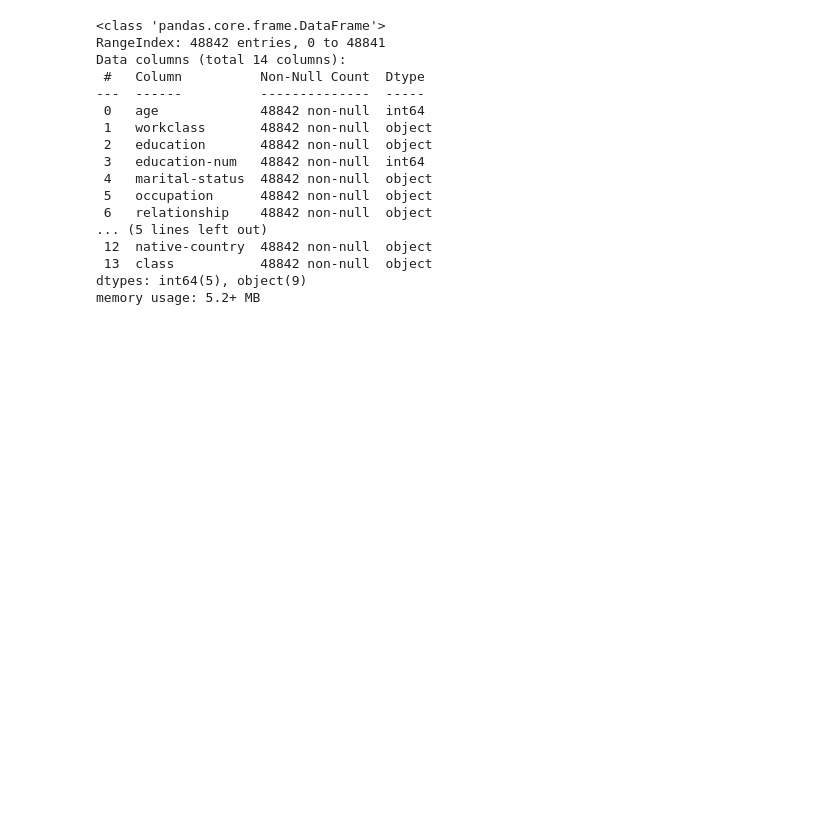
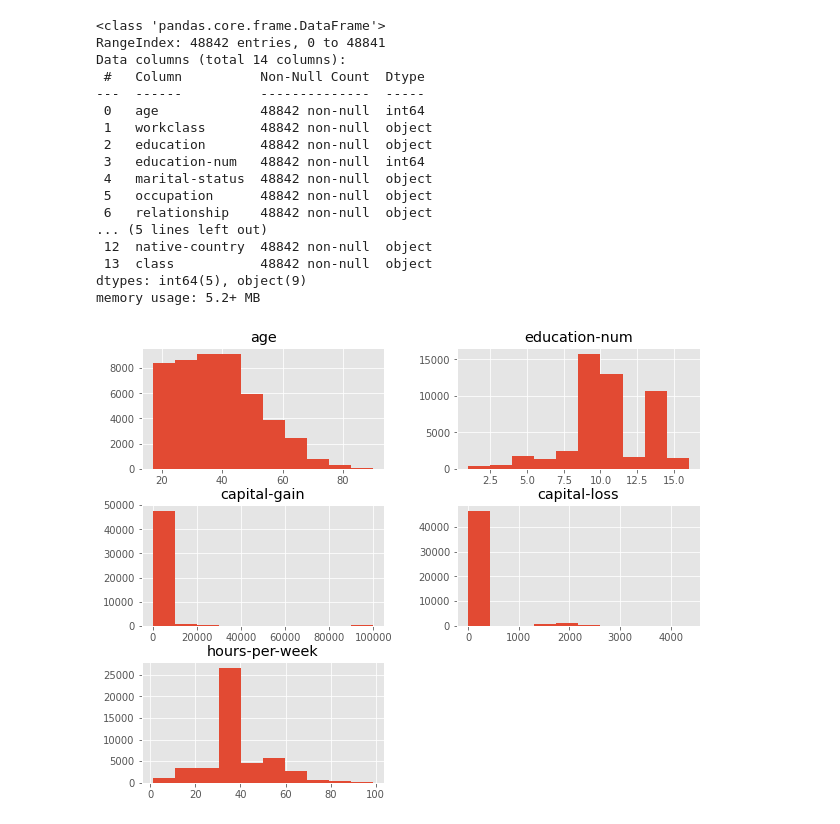
Before and after one commit to juanxo90/ML_examples, a Jupyter notebook: 03_python_tabular_data_exploration.ipynb, the cells around one changed output. Drawn from its saved outputs; the diff is of its cells as text; code cells hidden in the pictures; blank space fills up the shorter version.

```diff
--- a/03_python_tabular_data_exploration.ipynb
+++ b/03_python_tabular_data_exploration.ipynb
@@ -62,5 +61,9 @@ all_columns = numerical_columns + categorical_columns + [target_column]
 
 census = census[all_columns]
 # %%
-# histogram of all the categories
+# histogram of all the numerical variables
 plt.style.use('ggplot')
+
+_ = census.hist(figsize=(10,8))
+# %% [output]
+[figure, added]
```
Also changed, not shown: parts of 9 cells of this notebook.
